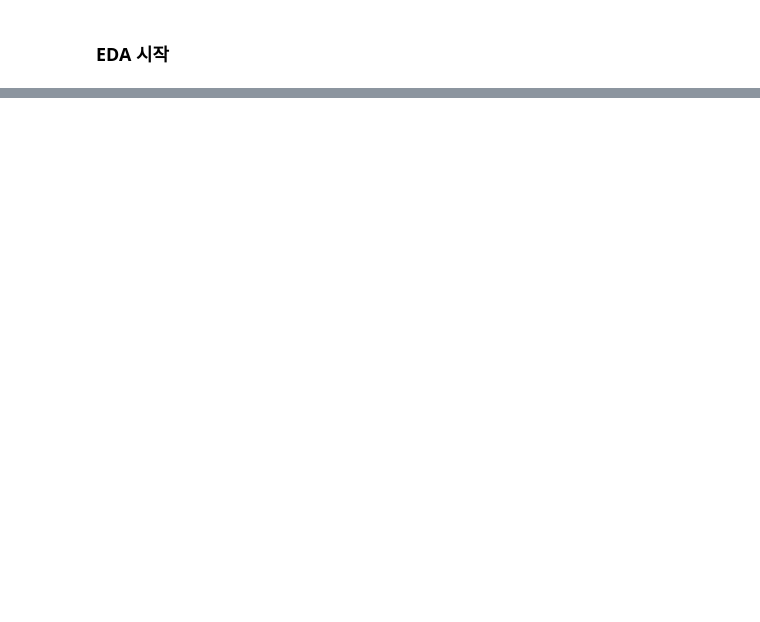
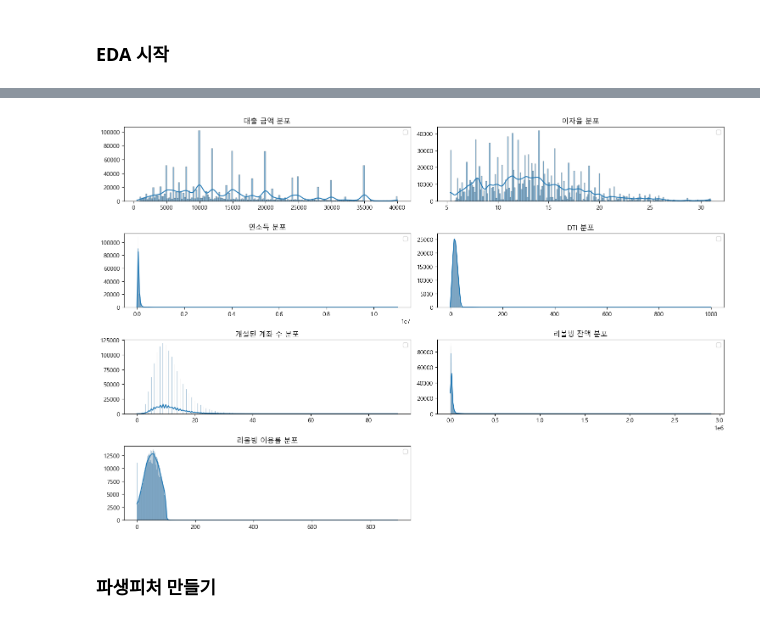
Before and after one commit to gywns7507/second_project, a Jupyter notebook: Heesang.ipynb, the cells around one changed output, grey strips where cells are left out. Drawn from its saved outputs; the diff is of its cells as text; code cells hidden in the pictures; blank space fills up the shorter version.

```diff
--- a/Heesang.ipynb
+++ b/Heesang.ipynb
@@ -290,0 +384,29 @@ X_train, y_train, X_test, y_test =
+# %%
+
+# 주요피처 별 정규분포 그래프 비교 (loan_amnt, int_rate, annual_inc, dti, open_acc, revol_bal, revol_util)
+fig, axes = plt.subplots(4, 2, figsize=(15, 10))
+sns.histplot(data=pre1, x='loan_amnt', ax=axes[0, 0], kde=True, palette='Set2')
+sns.histplot(data=pre1, x='int_rate', ax=axes[0, 1], kde=True, palette='Set2')
+sns.histplot(data=pre1, x='annual_inc', ax=axes[1, 0], kde=True, palette='Set2')
+sns.histplot(data=pre1, x='dti', ax=axes[1, 1], kde=True, palette='Set2')
+sns.histplot(data=pre1, x='open_acc', ax=axes[2, 0], kde=True, palette='Set2')
+sns.histplot(data=pre1, x='revol_bal', ax=axes[2, 1], kde=True, palette='Set2')
+sns.histplot(data=pre1, x='revol_util', ax=axes[3, 0], kde=True, palette='Set2')
+axes[0, 0].set_title('대출 금액 분포')
+axes[0, 1].set_title('이자율 분포')
+axes[1, 0].set_title('연소득 분포')
+axes[1, 1].set_title('DTI 분포')
+axes[2, 0].set_title('개설된 계좌 수 분포')
+axes[2, 1].set_title('리볼빙 잔액 분포')
+axes[3, 0].set_title('리볼빙 이용률 분포')
+axes[3, 1].set_visible(False)  # 마지막 빈 공간 제거
+for ax in axes.flatten():
+    ax.set_xlabel('')
+    ax.set_ylabel('')
+    ax.legend()
+plt.tight_layout()
+plt.show()
+# %% [output]
+[figure, added]
+# %% [markdown]
+### 파생피처 만들기
```
Also changed, not shown: parts of 48 cells of this notebook.
